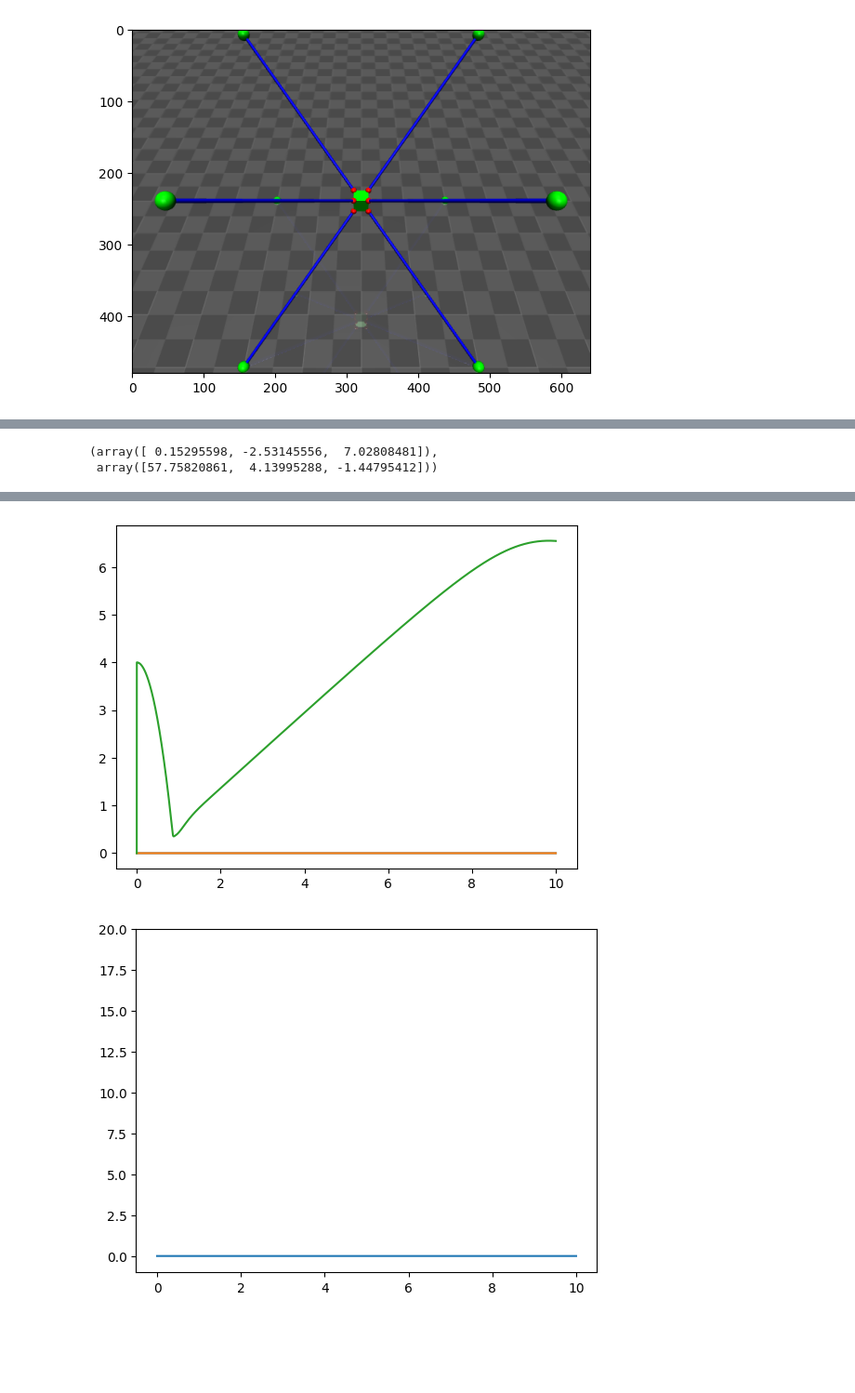
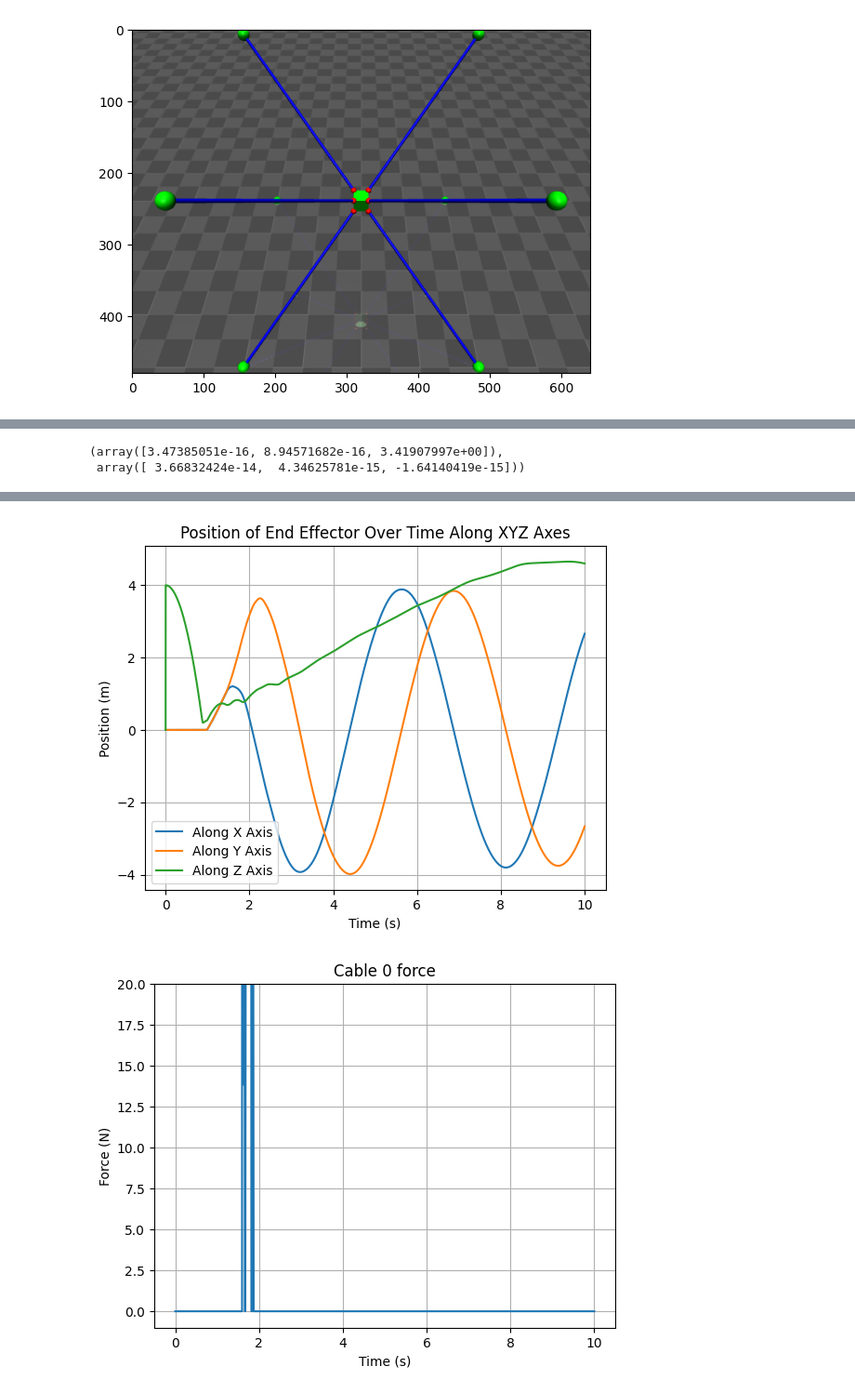
Before and after one commit to Yang51st/Mujoco-CDPR-Simulator, a Jupyter notebook: cdpr_sketches.ipynb, the cells around one changed output, grey strips where cells are left out. Shown at 93% size. Saved outputs shown, nothing was run; the diff lists cells and outputs as text; code cells hidden in the pictures; blank space fills up the shorter version.

```diff
--- a/cdpr_sketches.ipynb
+++ b/cdpr_sketches.ipynb
@@ -34,7 +34,7 @@ real_time=True
 wal_start_time= time.time()
 sim_start_time = cdpr_data.time
 for _ in range(int(10/cdpr_model.opt.timestep)+1):
-    cdpr_data.ctrl=20*np.ones(8)-inverse_kinematics(target_xyz=circle_path(0,0,_/5000*machine_frame_height),
+    cdpr_data.ctrl=20*np.ones(8)-inverse_kinematics(target_xyz=desired_position,
                                       target_orientation=desired_orientation)
     mj.mj_step(cdpr_model, cdpr_data)
     if real_time:
@@ -56,8 +56,8 @@ actual_ee_axis_angles=R.from_matrix(actual_ee_rot_mat).as_rotvec(degrees=True)
 actual_ee_position=cdpr_data.sensor("end_effector_position").data
 actual_ee_position, actual_ee_axis_angles
 # %% [output]
-(array([ 0.15295598, -2.53145556,  7.02808481]),
- array([57.75820861,  4.13995288, -1.44795412]))
+(array([3.47385051e-16, 8.94571682e-16, 3.41907997e+00]),
+ array([ 3.66832424e-14,  4.34625781e-15, -1.64140419e-15]))
 # %%
 import time
 from IPython import display
@@ -79,7 +79,7 @@ timestamps=[]
 wal_start_time= time.time()
 sim_start_time = cdpr_data.time
 for _ in range(int(10/cdpr_model.opt.timestep)+1):
-    cdpr_data.ctrl=20*np.ones(8)-inverse_kinematics(target_xyz=circle_path(0,0,_/5000*machine_frame_height),
+    cdpr_data.ctrl=20*np.ones(8)-inverse_kinematics(target_xyz=circle_path(_/400,machine_frame_length/2,_/5000*machine_frame_height),
                                       target_orientation=desired_orientation)
     ee_position_data.append(cdpr_data.sensor("end_effector_position").data.copy()) #Otherwise the data list will reference the same reading.
     timestamps.append(cdpr_data.time) #Is a scalar value, so no need to specify a copy.
@@ -95,11 +95,20 @@ media.show_video(frames, fps=framerate)
 [interactive output not drawn]
 # %%
 plt.plot(timestamps, ee_position_data)
+plt.title("Position of End Effector Over Time Along XYZ Axes")
+plt.xlabel("Time (s)")
+plt.ylabel("Position (m)")
+plt.legend(["Along X Axis", "Along Y Axis", "Along Z Axis"])
+plt.grid()
 plt.show()
 for _ in range(8):
     plt.plot(timestamps, cable_force_data[_])
     plt.ylim(-1,20)
+    plt.title(f"Cable {_} force")
+    plt.xlabel("Time (s)")
+    plt.ylabel("Force (N)")
+    plt.grid()
     plt.show()
 # %% [output]
-[figure, old version]
+[figure, new version]
-[figure, old version]
+[figure, new version]
```
Also changed, not shown: parts of 2 cells of this notebook, 3 other files.
